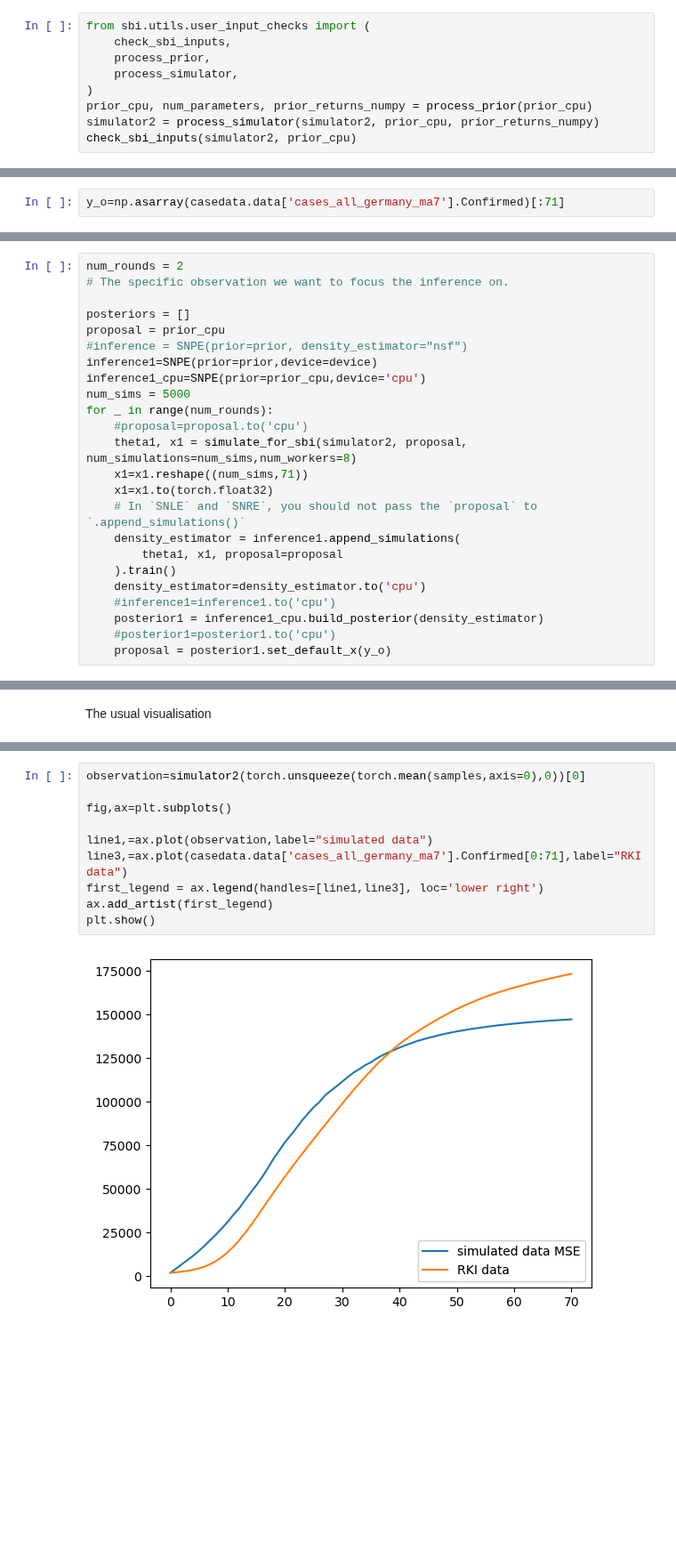
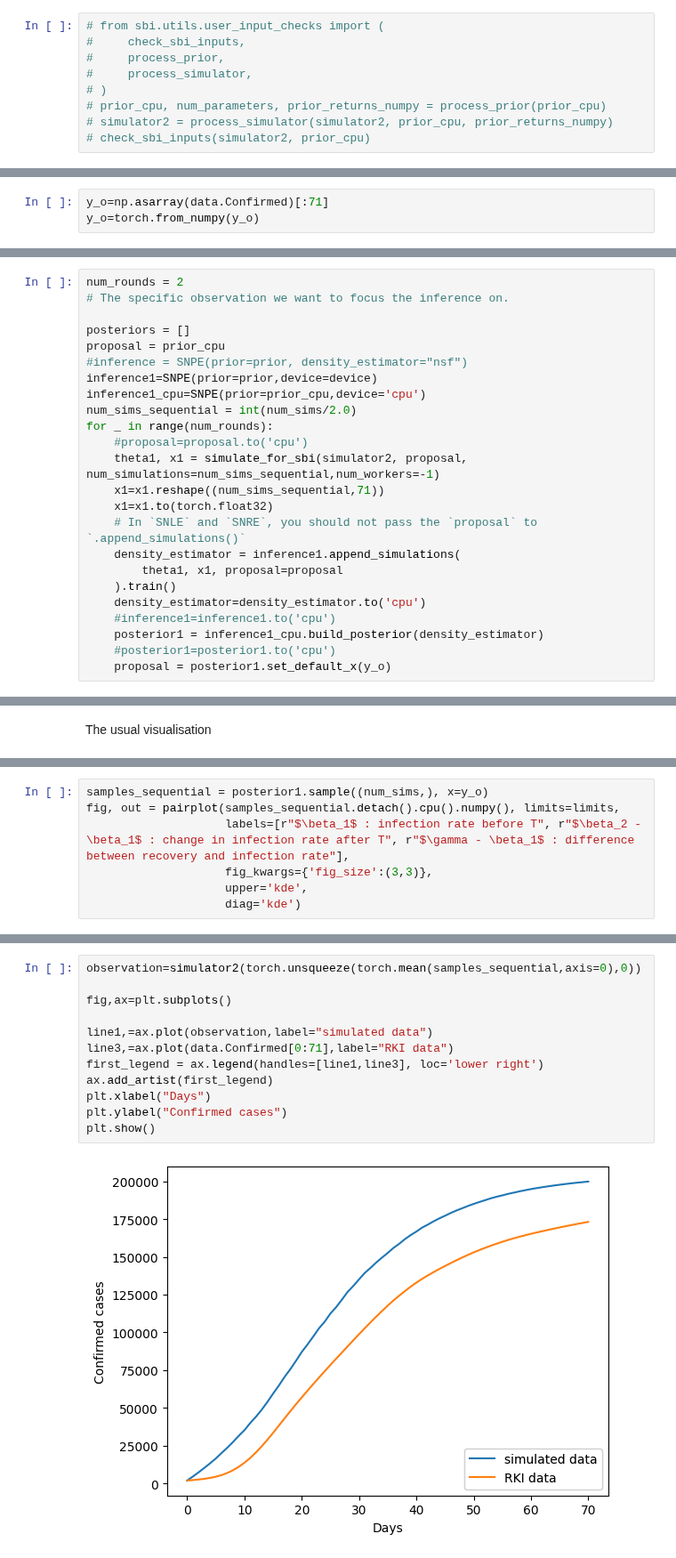
Before and after one commit to albazarova/sbi_intro, a Jupyter notebook: notebooks/5_sbi_example_SEIR.ipynb, the cells around one changed output, grey strips where cells are left out. Shown at 89% size. Drawn from its saved outputs; the diff is of its cells as text; blank space fills up the shorter version.

```diff
--- a/notebooks/5_sbi_example_SEIR.ipynb
+++ b/notebooks/5_sbi_example_SEIR.ipynb
@@ -383,14 +309,14 @@ inference=SNPE(prior=prior,device=device)
 
 Next, the simulations are run. In this case it is done with a helper function provided by `sbi` called `simulate_for_sbi`. This function allows to parallelize the code with `joblib` by passing the parameter `num_workers` (value `-1` indicates usage of all resources available). This will distribute the simulation over multiple cpus within one node. Later, we will talk about distributing simulations over multiple nodes. For that one would need to use a `ray` backend within `joblib`.
 # %%
-from sbi.utils.user_input_checks import (
-    check_sbi_inputs,
-    process_prior,
-    process_simulator,
-)
-prior_cpu, num_parameters, prior_returns_numpy = process_prior(prior_cpu)
-simulator2 = process_simulator(simulator2, prior_cpu, prior_returns_numpy)
-check_sbi_inputs(simulator2, prior_cpu)
+# from sbi.utils.user_input_checks import (
+#     check_sbi_inputs,
+#     process_prior,
+#     process_simulator,
+# )
+# prior_cpu, num_parameters, prior_returns_numpy = process_prior(prior_cpu)
+# simulator2 = process_simulator(simulator2, prior_cpu, prior_returns_numpy)
+# check_sbi_inputs(simulator2, prior_cpu)
 # %%
 num_sims = 10000
 theta, x = simulate_for_sbi(simulator2, proposal=prior_cpu, num_simulations=num_sims,num_workers=-1)
@@ -416,7 +342,8 @@ posterior = inference.build_posterior(density_estimator)
 
 From this point onwards we perform all the same steps as before for drawing inference from an observation. We define our observation, which corresponds to the cumulative COVID-19 cases first 70 days of the pandemic
 # %%
-y_o=np.asarray(casedata.data['cases_all_germany_ma7'].Confirmed)[:71]
+y_o=np.asarray(data.Confirmed)[:71]
+y_o=torch.from_numpy(y_o)
 # %% [markdown]
 What sampling from the posterior actually does, along with sampling from the inferred distribution, is direct posterior sampling, i.e. making sure that the samples are within the support of the prior. If too few samples are accepted, you will get a corresponding warning as well as a suggestion to change the sampling algorithm to MCMC (test it passing the `nsf` as a density estimator)
 # %%
@@ -468,11 +409,11 @@ proposal = prior_cpu
 #inference = SNPE(prior=prior, density_estimator="nsf")
 inference1=SNPE(prior=prior,device=device)
 inference1_cpu=SNPE(prior=prior_cpu,device='cpu')
-num_sims = 5000
+num_sims_sequential = int(num_sims/2.0)
 for _ in range(num_rounds):
     #proposal=proposal.to('cpu')
-    theta1, x1 = simulate_for_sbi(simulator2, proposal, num_simulations=num_sims,num_workers=8)
-    x1=x1.reshape((num_sims,71))
+    theta1, x1 = simulate_for_sbi(simulator2, proposal, num_simulations=num_sims_sequential,num_workers=-1)
+    x1=x1.reshape((num_sims_sequential,71))
     x1=x1.to(torch.float32)
     # In `SNLE` and `SNRE`, you should not pass the `proposal` to `.append_simulations()`
     density_estimator = inference1.append_simulations(
@@ -497,0 +433,7 @@ fig, out = pairplot(samples, limits=[[0.8,1.5],[-0.3,0.1],[-0.3,0.1]], fig_kwarg
+# %%
+samples_sequential = posterior1.sample((num_sims,), x=y_o)
+fig, out = pairplot(samples_sequential.detach().cpu().numpy(), limits=limits,
+                    labels=[r"$\beta_1$ : infection rate before T", r"$\beta_2 - \beta_1$ : change in infection rate after T", r"$\gamma - \beta_1$ : difference between recovery and infection rate"],
+                    fig_kwargs={'fig_size':(3,3)},
+                    upper='kde',
+                    diag='kde')
@@ -498,12 +442,14 @@ fig, out = pairplot(samples, limits=[[0.8,1.5],[-0.3,0.1],[-0.3,0.1]], fig_kwarg
 # %%
-observation=simulator2(torch.unsqueeze(torch.mean(samples,axis=0),0))[0]
+observation=simulator2(torch.unsqueeze(torch.mean(samples_sequential,axis=0),0))
 
 fig,ax=plt.subplots()
 
 line1,=ax.plot(observation,label="simulated data")
-line3,=ax.plot(casedata.data['cases_all_germany_ma7'].Confirmed[0:71],label="RKI data")
+line3,=ax.plot(data.Confirmed[0:71],label="RKI data")
 first_legend = ax.legend(handles=[line1,line3], loc='lower right')
 ax.add_artist(first_legend)
+plt.xlabel("Days")
+plt.ylabel("Confirmed cases")
 plt.show()
 # %% [output]
-[figure, old version]
+[figure, new version]
```
Also changed, not shown: parts of 28 cells of this notebook, 1 other file.
